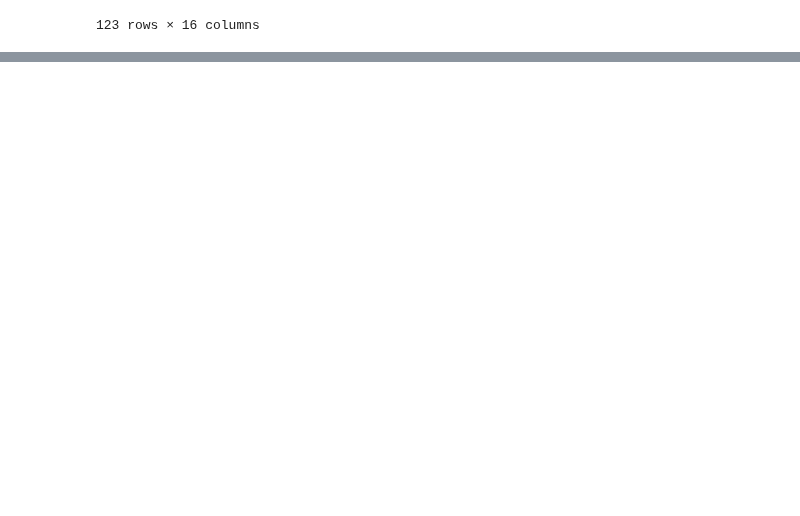
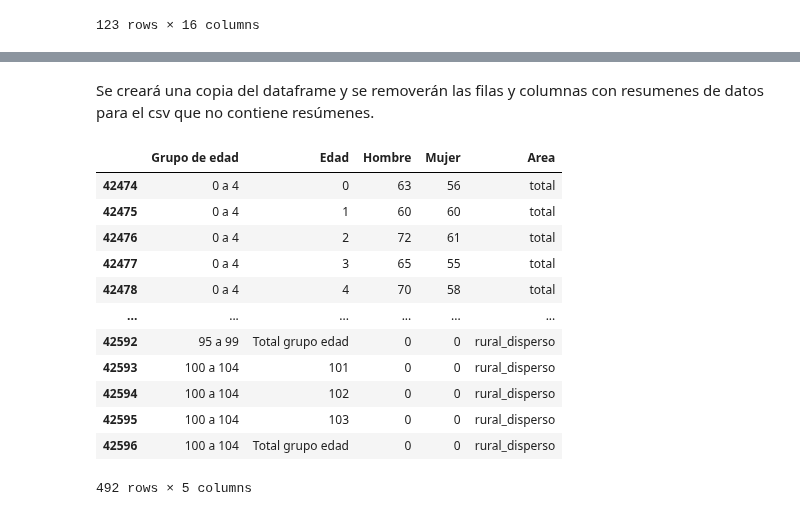
Before and after one commit to Schiavi13/Censo-Viterbo-Caldas-2018, a Jupyter notebook: source_to_csv_3pm.ipynb, the cells around one changed output, grey strips where cells are left out. Saved outputs shown, nothing was run; the diff lists cells and outputs as text; code cells hidden in the pictures; blank space fills up the shorter version.

```diff
--- a/source_to_csv_3pm.ipynb
+++ b/source_to_csv_3pm.ipynb
@@ -127 +123,21 @@ Se eliminan filas con resumenes de datos.
+# %% [markdown]
+Se creará una copia del dataframe y se removerán las filas y columnas con resumenes de datos para el csv que no contiene resúmenes.
+# %%
+df_3pm_cleaned = df_3pm.copy()
+df_3pm_cleaned.drop(['Total'], axis=1, inplace=True)
+df_3pm_cleaned
+# %% [output]
+|  | Grupo de edad | Edad | Hombre | Mujer | Area |
+| 42474 | 0 a 4 | 0 | 63 | 56 | total |
+| 42475 | 0 a 4 | 1 | 60 | 60 | total |
+| 42476 | 0 a 4 | 2 | 72 | 61 | total |
+| 42477 | 0 a 4 | 3 | 65 | 55 | total |
+| 42478 | 0 a 4 | 4 | 70 | 58 | total |
+| ... | ... | ... | ... | ... | ... |
+| 42592 | 95 a 99 | Total grupo edad | 0 | 0 | rural_disperso |
+| 42593 | 100 a 104 | 101 | 0 | 0 | rural_disperso |
+| 42594 | 100 a 104 | 102 | 0 | 0 | rural_disperso |
+| 42595 | 100 a 104 | 103 | 0 | 0 | rural_disperso |
+| 42596 | 100 a 104 | Total grupo edad | 0 | 0 | rural_disperso |
+492 rows × 5 columns
 # %%
```
Also changed, not shown: parts of 22 cells of this notebook.
